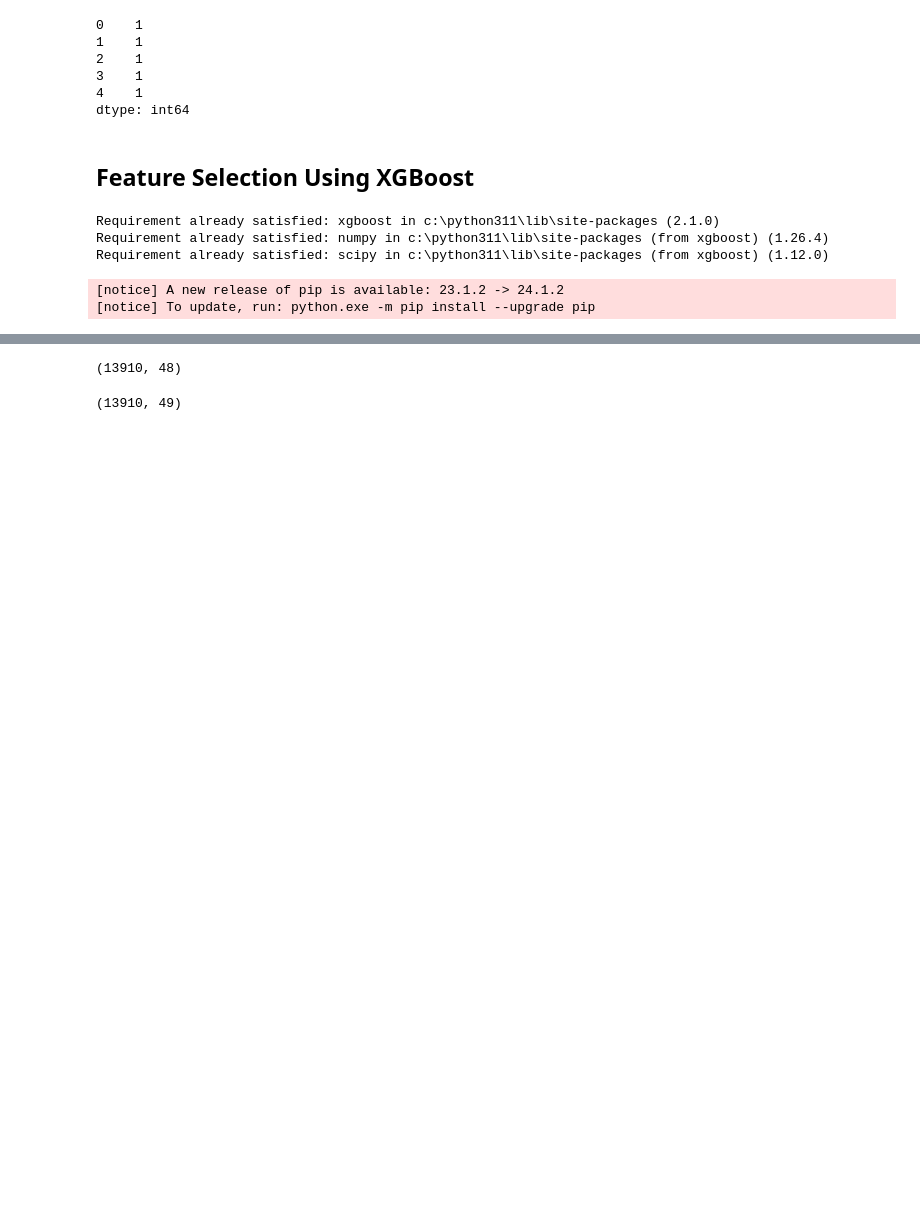
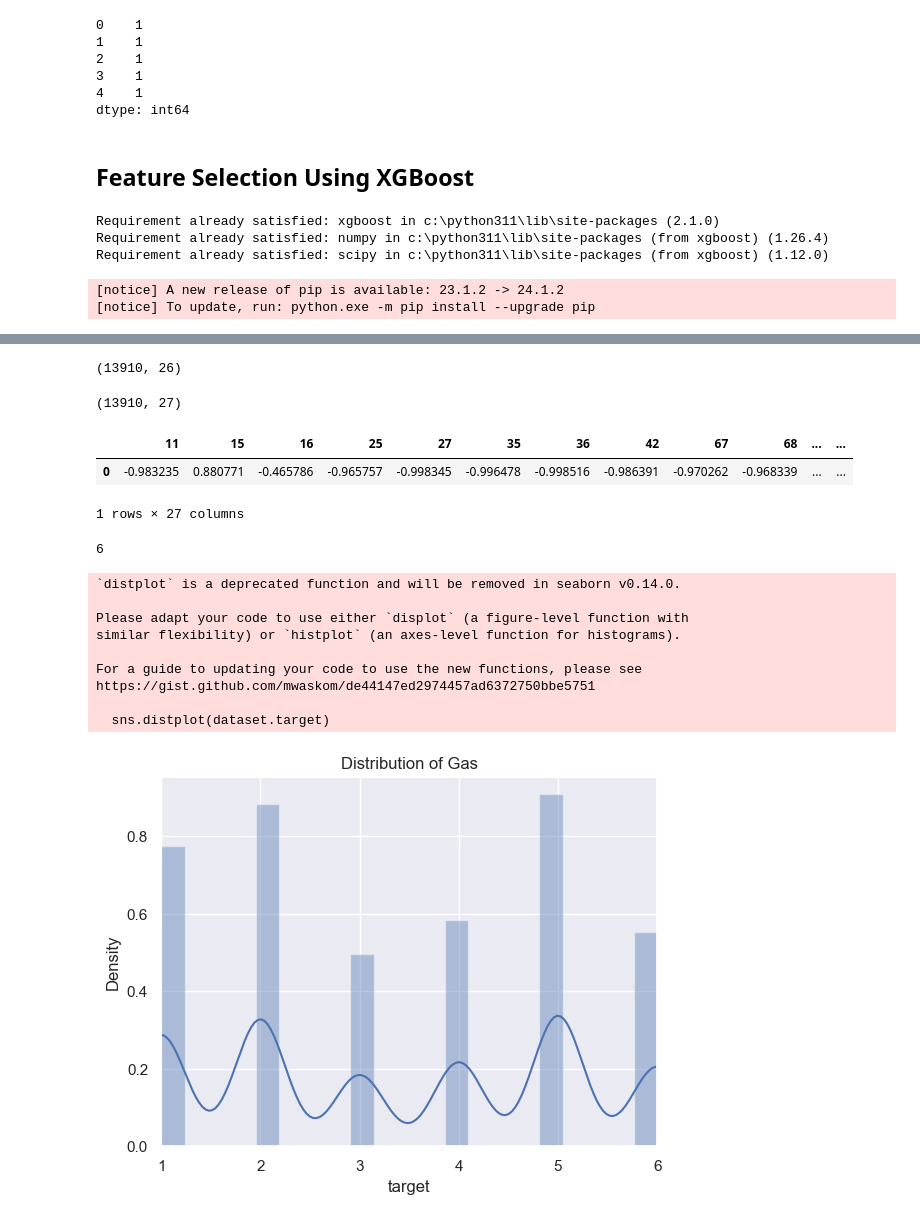
Before and after one commit to InasALKamachy/ML-for-calibration, a Jupyter notebook: notebooks/Feature_Selection.ipynb, the cells around one changed output, grey strips where cells are left out. Saved outputs shown, nothing was run; the diff lists cells and outputs as text; code cells hidden in the pictures; blank space fills up the shorter version.

```diff
--- a/notebooks/Feature_Selection.ipynb
+++ b/notebooks/Feature_Selection.ipynb
@@ -239,7 +282,30 @@ Thresh=0.001, n=49, MAE: 1.05, MSE: 2.35, RMSE: 1.53
 # %%
-Final_Features = ['2','3','8','10','11','12','14','15','16','17','24','25','26','27','29','41','51','57','59','66','67','68','69','70',
-                  '71','72','74','75','78','79','80','83','85','87','93','95','98','99','100','104','106','108','109','112','115','116',
-                  '117','123']
+Final_Features = ['11',
+'15',
+'16',
+'25',
+'27',
+'35',
+'36',
+'42',
+'67',
+'68',
+'69',
+'70',
+'71',
+'76',
+'77',
+'78',
+'81',
+'85',
+'87',
+'88',
+'100',
+'104',
+'105',
+'115',
+'116',
+'123']
 # %%
 X.columns = X.columns.astype(str)
 
@@ -249,7 +315,7 @@ X = X[Final_Features]
 # %%
 X.shape
 # %% [output]
-(13910, 48)
+(13910, 26)
 # %%
 y.name = 'target'
 dataset = pd.concat([X, y], axis=1)
@@ -257,4 +323,38 @@ dataset.to_csv('../Dataset/dataset.csv', index=False)
 # %%
 dataset.shape
 # %% [output]
-(13910, 49)
+(13910, 27)
+# %%
+dataset.head(1)
+# %% [output]
+|  | 11 | 15 | 16 | 25 | 27 | 35 | 36 | 42 | 67 | 68 | ... | ... |
+| 0 | -0.983235 | 0.880771 | -0.465786 | -0.965757 | -0.998345 | -0.996478 | -0.998516 | -0.986391 | -0.970262 | -0.968339 | ... | ... |
+1 rows × 27 columns
+# %%
+# Check total number of gases
+dataset.target.nunique()
+# %% [output]
+6
+# %%
+import seaborn as sns
+
+sns.countplot(dataset.target)
+sns.set(style="darkgrid")
+plt.title('Gas Count')
+plt.show()
+# %%
+sns.distplot(dataset.target)
+plt.xlim(1, 6)
+plt.title('Distribution of Gas')
+plt.show()
+# %% [output]
+`distplot` is a deprecated function and will be removed in seaborn v0.14.0.
+
+Please adapt your code to use either `displot` (a figure-level function with
+similar flexibility) or `histplot` (an axes-level function for histograms).
+
+For a guide to updating your code to use the new functions, please see
+https://gist.github.com/mwaskom/de44147ed2974457ad6372750bbe5751
+
+  sns.distplot(dataset.target)
+[figure, added]
```
Also changed, not shown: parts of 15 cells of this notebook, 1 other file.
